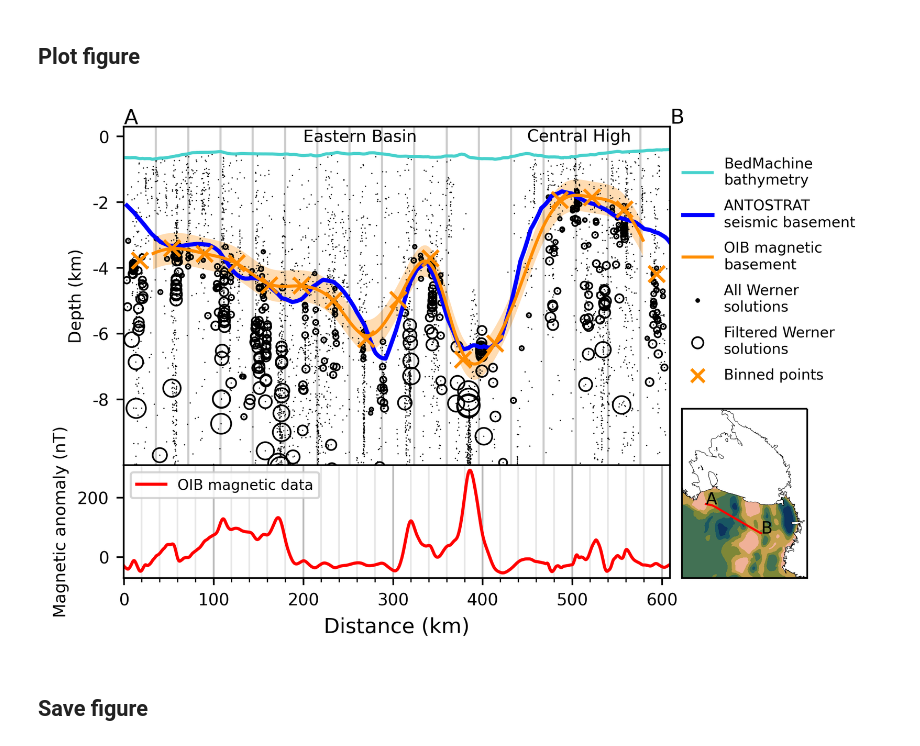
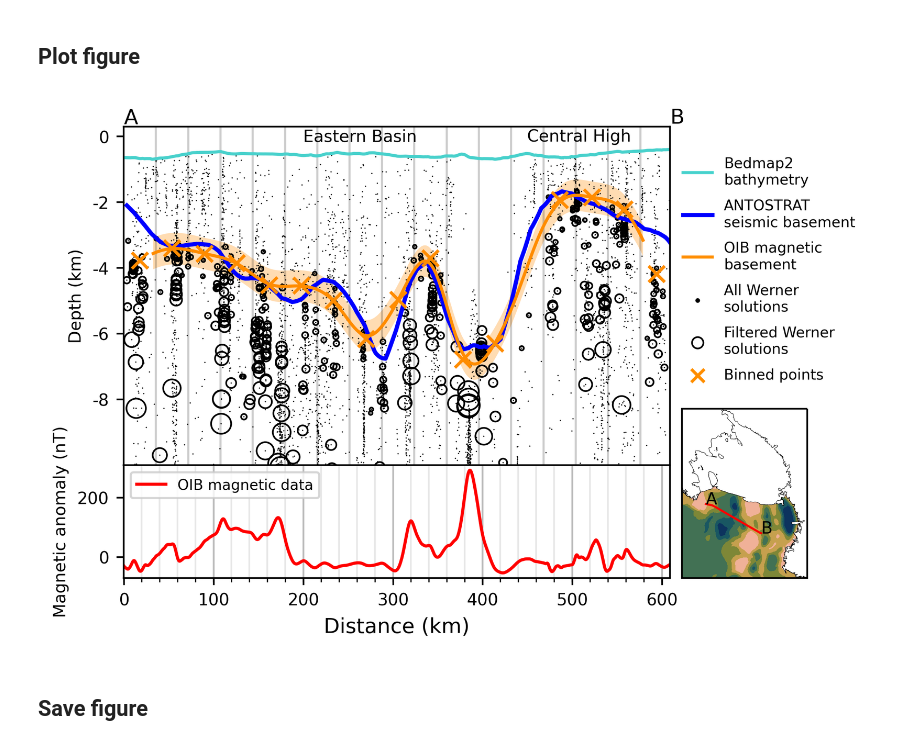
Before and after one commit to mdtanker/RIS_basement_sediment, a Jupyter notebook: Figures/Fig2_OIB_403_1.ipynb, the cells around one changed output. Saved outputs shown, nothing was run; the diff lists cells and outputs as text; code cells hidden in the pictures.

Commit message:
changed methods figures to bedmap2

```diff
--- a/Figures/Fig2_OIB_403_1.ipynb
+++ b/Figures/Fig2_OIB_403_1.ipynb
@@ -49,7 +49,7 @@ ax0.vlines(oib.Distance_36k.unique(),ymin=-10000, ymax=500, color='k', linewidth
 
 # bedmap2 bathymetry
 ax0.plot(oib.Distance, oib.bedmap2_bed,
-         c='mediumturquoise', linewidth=1.5, label='BedMachine\nbathymetry')
+         c='mediumturquoise', linewidth=1.5, label='Bedmap2\nbathymetry')
 
 # ANTOSTRAT basement
 ax0.plot(oib.Distance,oib.ANTOSTRAT_basement,
@@ -160,34 +160,34 @@ ax2.add_feature(shelves, facecolor='white',#'lightcyan',
                 linewidth=0.2)
 
 # plot land and groundingline
 ax2.add_feature(land, facecolor='white',#'navajowhite',
                 linewidth=.2)
 
 # plot OIB line on map
 ax2.plot(oib_mag.x, oib_mag.y, c='r', linewidth=1,
             transform = ccrs.SouthPolarStereo())
 
 # plot start and stop of OIB line
 ax2.text(x=oib_mag.x.iloc[0], y=oib_mag.y.iloc[0], s='A', fontsize=8,
             transform = ccrs.SouthPolarStereo())
 ax2.text(x=oib_mag.x.iloc[-1], y=oib_mag.y.iloc[-1], s='B', fontsize=8,
             transform = ccrs.SouthPolarStereo())
 
 # add locations
 # ax0.text(x=5000, y=300, s='Edward VII Peninsula', fontsize=8)
 ax0.text(x=200000, y=-150, s='Eastern Basin', fontsize=8)
 ax0.text(x=450000, y=-150, s='Central High', fontsize=8)
 
 # add legend to right side
 lgnd = ax0.legend(bbox_to_anchor=(1,.95), frameon=False, bbox_transform=ax0.transAxes, fontsize=7, labelspacing=.8)
 lgnd.legendHandles[-3]._sizes = [20]
 lgnd.legendHandles[-2]._sizes = [30]
 lgnd.legendHandles[-1]._sizes = [40]
 
 fig.subplots_adjust(hspace=0, wspace=0)
 # fig.show()
 # %% [output]
-[figure, old version]
+[figure, new version]
 # %% [markdown]
 ## Save figure
 # %%
```
Also changed, not shown: parts of 1 cell of this notebook, 2 other files.
